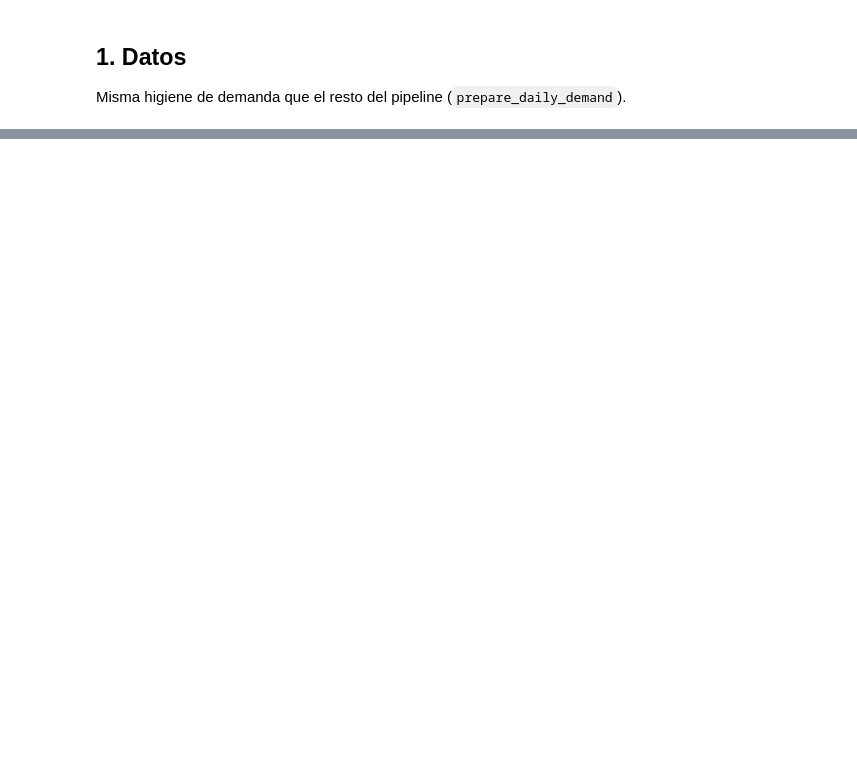
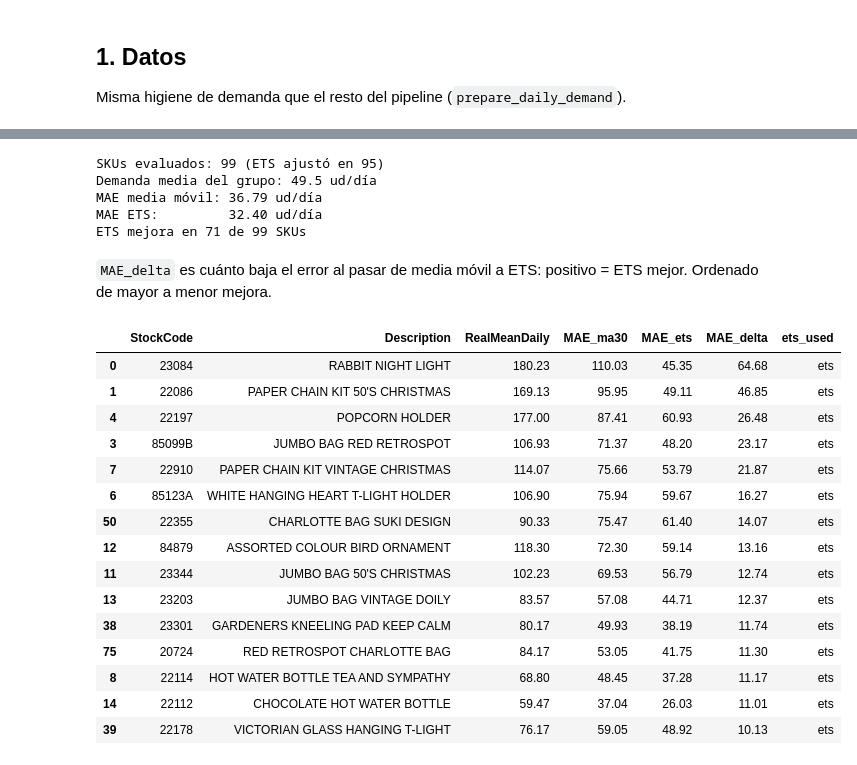
Before and after one commit to joeldiazcc/ecommerce-inventory-optimizer, a Jupyter notebook: notebooks/04_forecast_class_a.ipynb, the cells around one changed output, grey strips where cells are left out. Drawn from its saved outputs; the diff is of its cells as text; code cells hidden in the pictures; blank space fills up the shorter version.

```diff
--- a/notebooks/04_forecast_class_a.ipynb
+++ b/notebooks/04_forecast_class_a.ipynb
@@ -61,0 +69,45 @@ by_sku.sort_values("MAE_ma30", ascending=False).head(15)
+# %%
+row = global_metrics.iloc[0]
+demanda_media = by_sku["RealMeanDaily"].mean()
+
+print(f"SKUs evaluados: {int(row['SKUsEval'])} (ETS ajustó en {int(row['SKUsETSFit'])})")
+print(f"Demanda media del grupo: {demanda_media:,.1f} ud/día")
+print(f"MAE media móvil: {row['GlobalMAE_ma30']:.2f} ud/día")
+print(f"MAE ETS:         {row['GlobalMAE_ets']:.2f} ud/día")
+print(f"ETS mejora en {int(row['SKUsETSBetter'])} de {int(row['SKUsEval'])} SKUs")
+# %% [output]
+SKUs evaluados: 99 (ETS ajustó en 95)
+Demanda media del grupo: 49.5 ud/día
+MAE media móvil: 36.79 ud/día
+MAE ETS:         32.40 ud/día
+ETS mejora en 71 de 99 SKUs
+# %% [markdown]
+`MAE_delta` es cuánto baja el error al pasar de media móvil a ETS: positivo = ETS mejor. Ordenado de mayor a menor mejora.
+# %%
+ranking_cols = [
+    config.COL_STOCK_CODE,
+    config.COL_DESCRIPTION,
+    "RealMeanDaily",
+    "MAE_ma30",
+    "MAE_ets",
+    "MAE_delta",
+    "ets_used",
+]
+by_sku.sort_values("MAE_delta", ascending=False)[ranking_cols].head(15)
+# %% [output]
+|  | StockCode | Description | RealMeanDaily | MAE_ma30 | MAE_ets | MAE_delta | ets_used |
+| 0 | 23084 | RABBIT NIGHT LIGHT | 180.23 | 110.03 | 45.35 | 64.68 | ets |
+| 1 | 22086 | PAPER CHAIN KIT 50'S CHRISTMAS | 169.13 | 95.95 | 49.11 | 46.85 | ets |
+| 4 | 22197 | POPCORN HOLDER | 177.00 | 87.41 | 60.93 | 26.48 | ets |
+| 3 | 85099B | JUMBO BAG RED RETROSPOT | 106.93 | 71.37 | 48.20 | 23.17 | ets |
+| 7 | 22910 | PAPER CHAIN KIT VINTAGE CHRISTMAS | 114.07 | 75.66 | 53.79 | 21.87 | ets |
+| 6 | 85123A | WHITE HANGING HEART T-LIGHT HOLDER | 106.90 | 75.94 | 59.67 | 16.27 | ets |
+| 50 | 22355 | CHARLOTTE BAG SUKI DESIGN | 90.33 | 75.47 | 61.40 | 14.07 | ets |
+| 12 | 84879 | ASSORTED COLOUR BIRD ORNAMENT | 118.30 | 72.30 | 59.14 | 13.16 | ets |
+| 11 | 23344 | JUMBO BAG 50'S CHRISTMAS | 102.23 | 69.53 | 56.79 | 12.74 | ets |
+| 13 | 23203 | JUMBO BAG VINTAGE DOILY | 83.57 | 57.08 | 44.71 | 12.37 | ets |
+| 38 | 23301 | GARDENERS KNEELING PAD KEEP CALM | 80.17 | 49.93 | 38.19 | 11.74 | ets |
+| 75 | 20724 | RED RETROSPOT CHARLOTTE BAG | 84.17 | 53.05 | 41.75 | 11.30 | ets |
+| 8 | 22114 | HOT WATER BOTTLE TEA AND SYMPATHY | 68.80 | 48.45 | 37.28 | 11.17 | ets |
+| 14 | 22112 | CHOCOLATE HOT WATER BOTTLE | 59.47 | 37.04 | 26.03 | 11.01 | ets |
+| 39 | 22178 | VICTORIAN GLASS HANGING T-LIGHT | 76.17 | 59.05 | 48.92 | 10.13 | ets |
```
Also changed, not shown: parts of 12 cells of this notebook, 14 other files.
